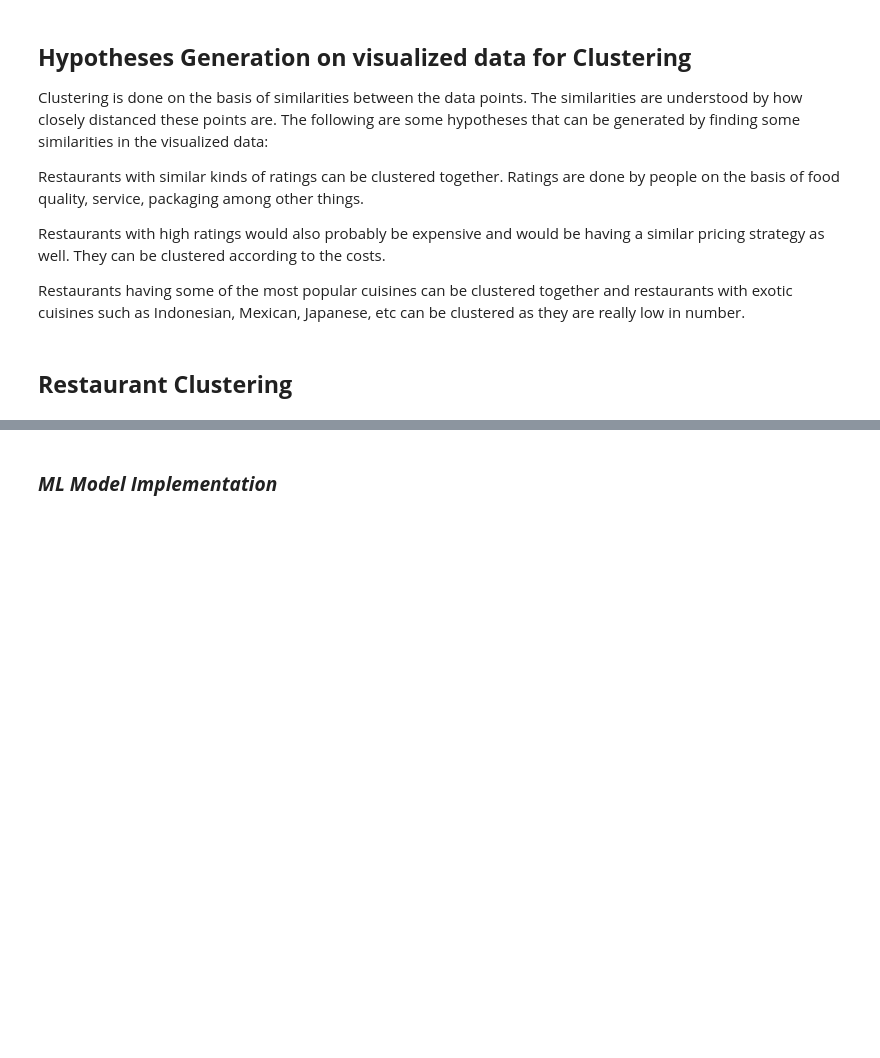
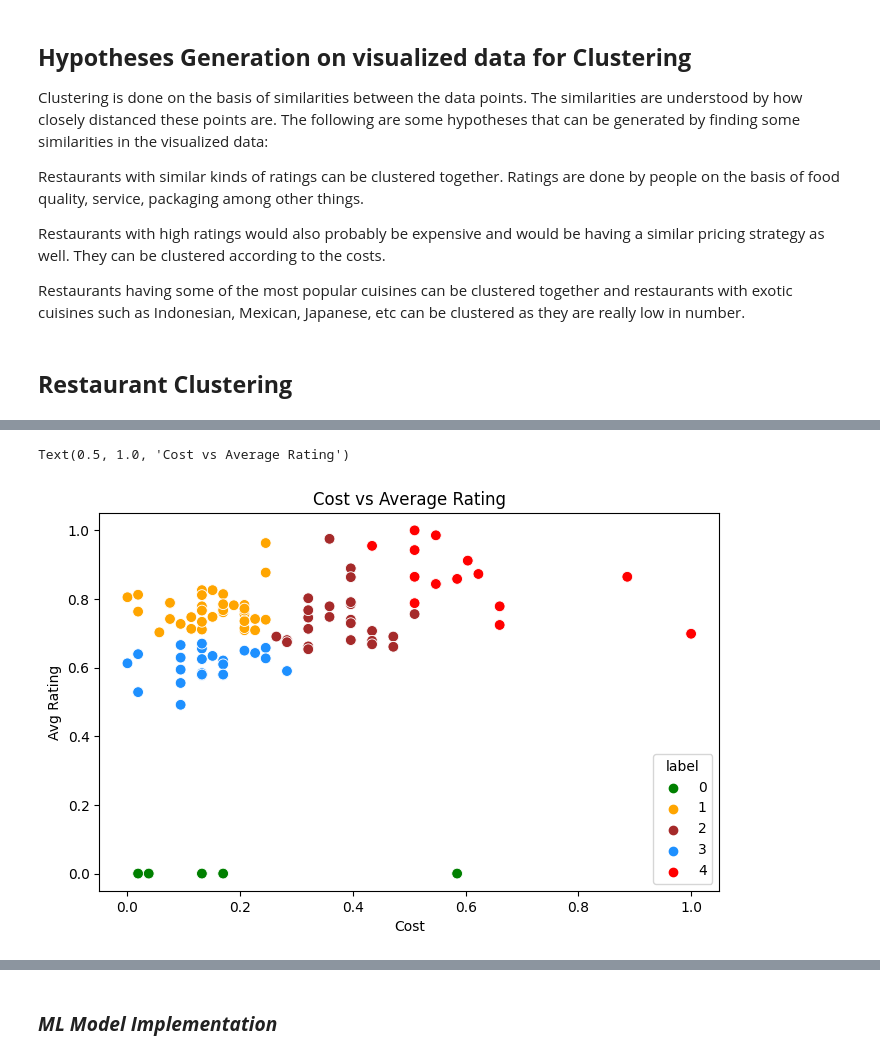
Before and after one commit to vak1997/Zomato-Restaurant-Clustering-and-Sentiment-Analysis, a Jupyter notebook: Zomato_Restaurant_Clustering_and_Sentiment_Analysis.ipynb, the cells around one changed output, grey strips where cells are left out. Drawn from its saved outputs; the diff is of its cells as text; code cells hidden in the pictures; blank space fills up the shorter version.

```diff
--- a/Zomato_Restaurant_Clustering_and_Sentiment_Analysis.ipynb
+++ b/Zomato_Restaurant_Clustering_and_Sentiment_Analysis.ipynb
@@ -1023,0 +1055,10 @@ Restaurants having some of the most popular cuisines can be clustered together a
+# %%
+#Scatterplot of the clusters
+sns.scatterplot(x = 'Cost',y = 'Avg Rating',hue="label",
+                 palette=['green','orange','brown','dodgerblue','red'], legend='full',data = kmeans_df1  ,s = 60 )
+plt.xlabel('Cost')
+plt.ylabel('Avg Rating')
+plt.title('Cost vs Average Rating')
+# %% [output]
+Text(0.5, 1.0, 'Cost vs Average Rating')
+[figure, added]
```
Also changed, not shown: parts of 34 cells of this notebook.
